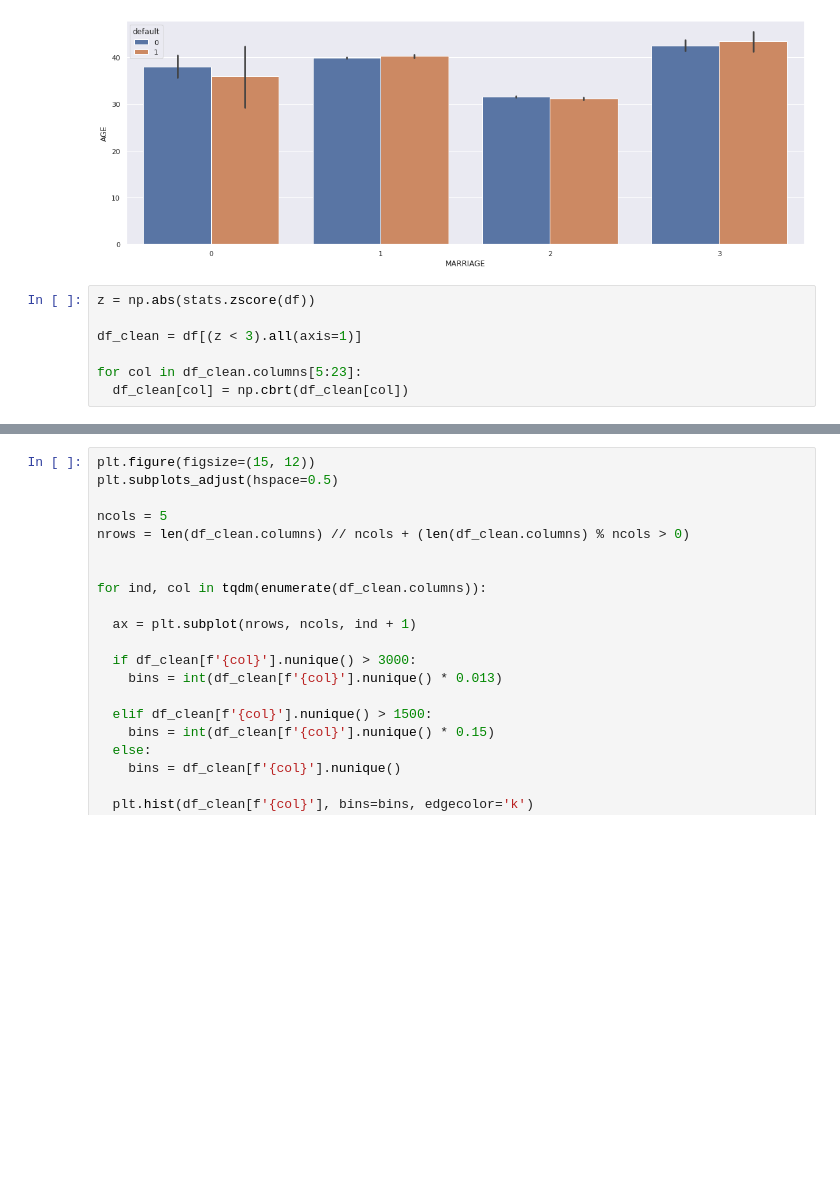
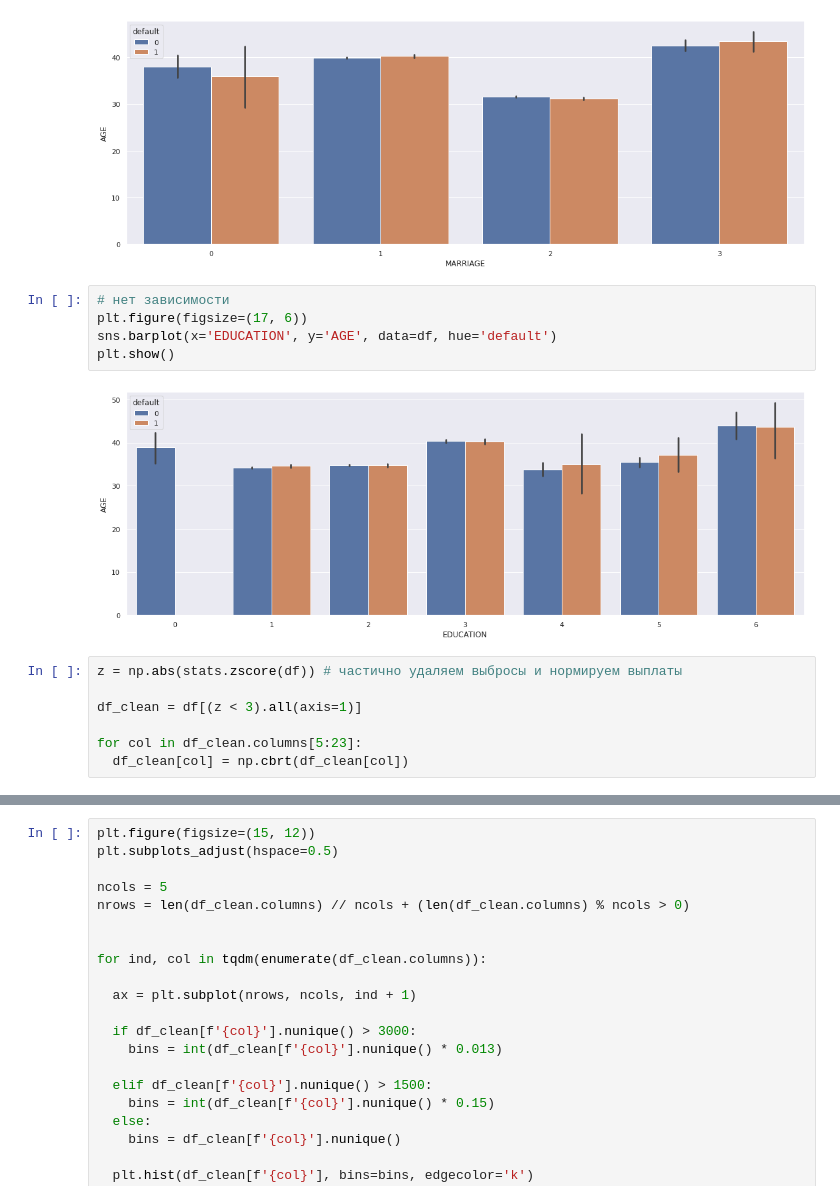
Before and after one commit to Daniil-Kiriakov/analytics-projects, a Jupyter notebook: scoring/scoring_default.ipynb, the cells around one changed output, grey strips where cells are left out. Cells and saved outputs as stored; diff of their text form; blank space fills up the shorter version.

```diff
--- a/scoring_default.ipynb
+++ b/scoring/scoring_default.ipynb
@@ -241,8 +225,15 @@ sns.barplot(x='MARRIAGE', y='AGE', data=df, hue='default')
 plt.show()
 # %% [output]
 [figure]
+# %%
+# нет зависимости
+plt.figure(figsize=(17, 6))
+sns.barplot(x='EDUCATION', y='AGE', data=df, hue='default')
+plt.show()
+# %% [output]
+[figure, added]
 # %%
-z = np.abs(stats.zscore(df))
+z = np.abs(stats.zscore(df)) # частично удаляем выбросы и нормируем выплаты
 
 df_clean = df[(z < 3).all(axis=1)]
 
```
Also changed, not shown: parts of 6 cells of this notebook, 1 other file.
